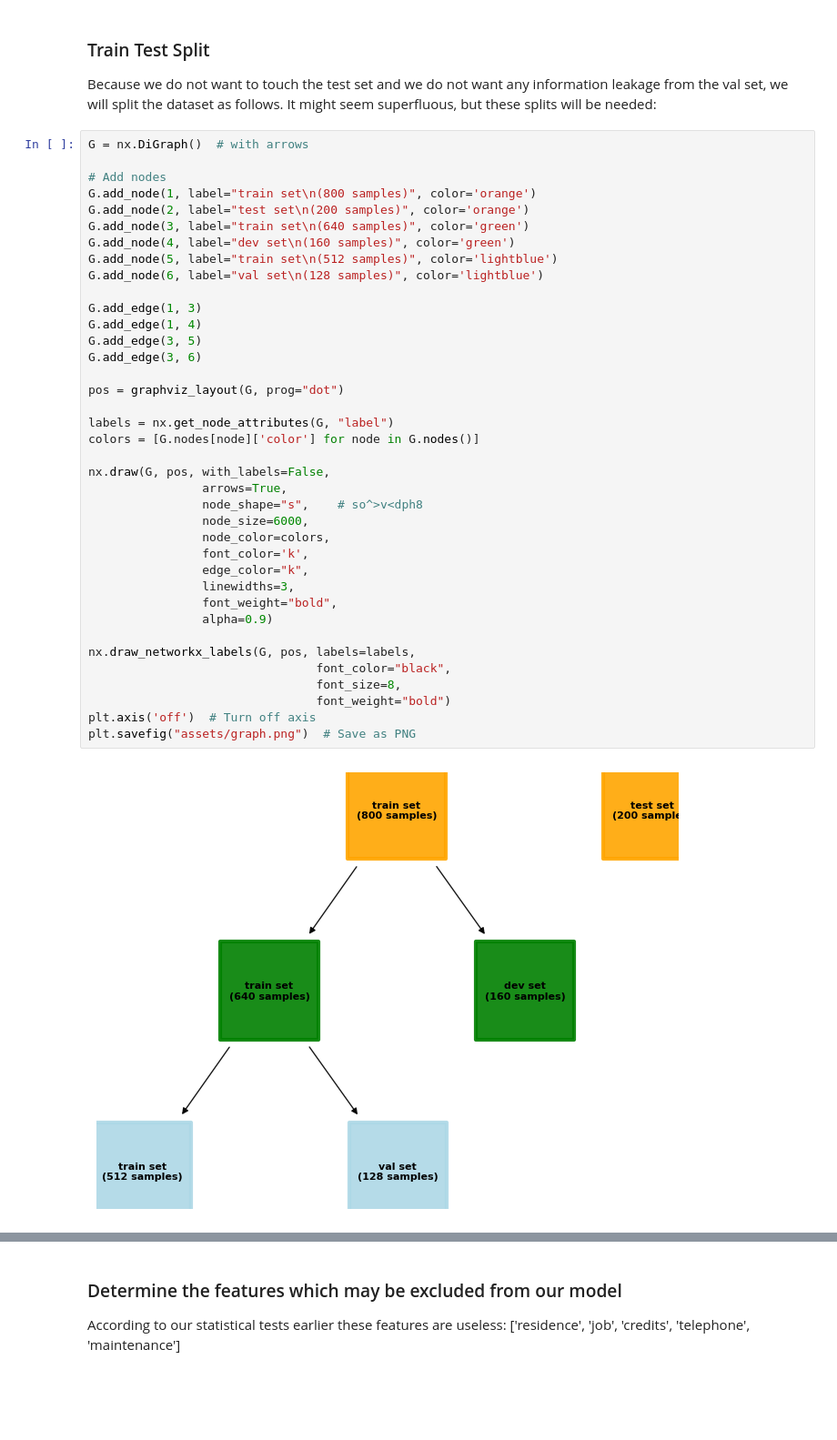
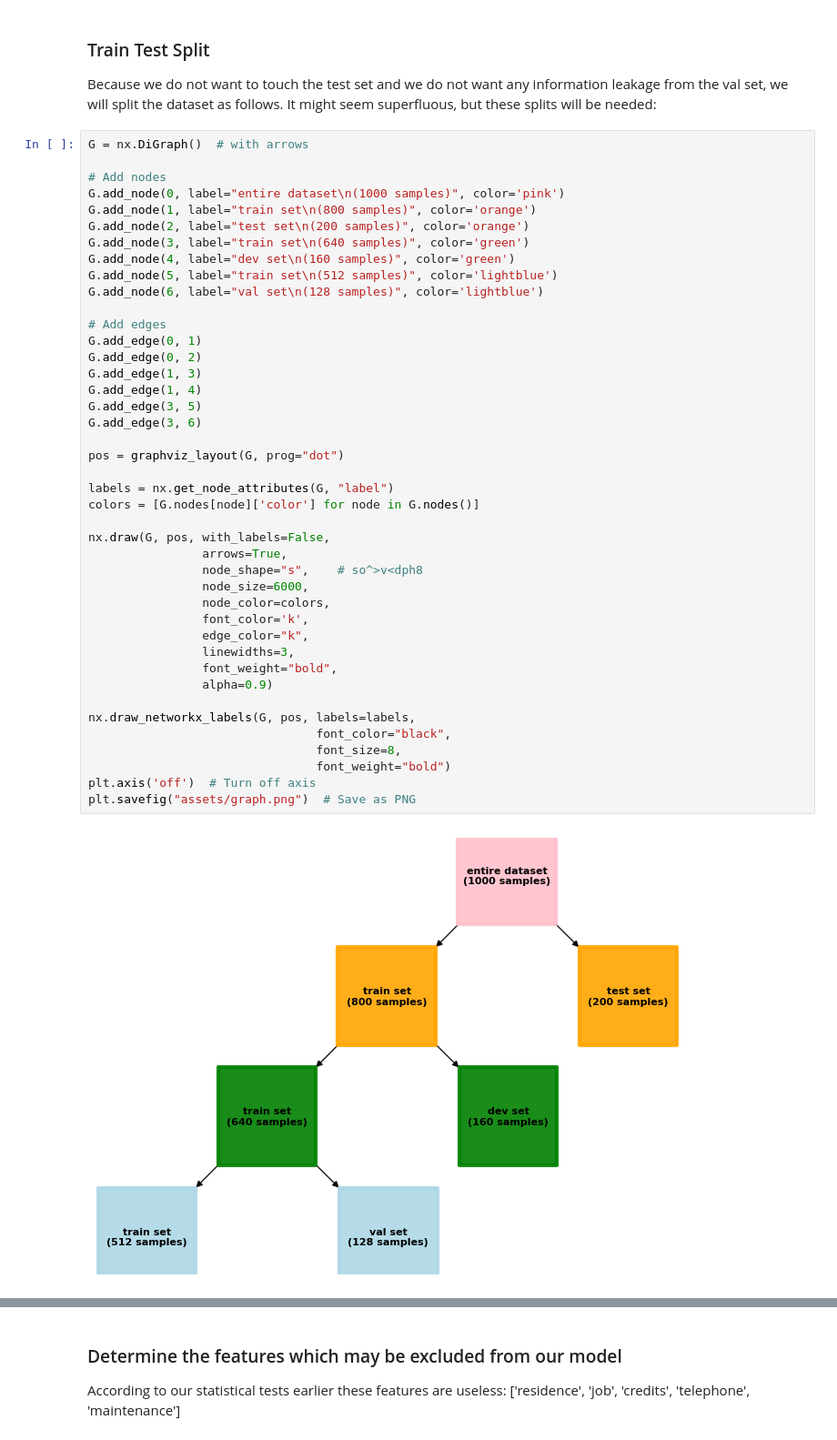
Before and after one commit to leztien/portfolio-project-classification-for-german-credit-database, a Jupyter notebook: modeling.ipynb, the cells around one changed output, grey strips where cells are left out. Shown: that part at 91% size. Cells and saved outputs as stored; diff of their text form; blank space fills up the shorter version.

```diff
--- a/modeling.ipynb
+++ b/modeling.ipynb
@@ -201,6 +201,7 @@ Because we do not want to touch the test set and we do not want any information
 G = nx.DiGraph()  # with arrows
 
 # Add nodes
+G.add_node(0, label="entire dataset\n(1000 samples)", color='pink')
 G.add_node(1, label="train set\n(800 samples)", color='orange')
 G.add_node(2, label="test set\n(200 samples)", color='orange')
 G.add_node(3, label="train set\n(640 samples)", color='green')
@@ -208,35 +209,38 @@ G.add_node(4, label="dev set\n(160 samples)", color='green')
 G.add_node(5, label="train set\n(512 samples)", color='lightblue')
 G.add_node(6, label="val set\n(128 samples)", color='lightblue')
 
+# Add edges
+G.add_edge(0, 1)
+G.add_edge(0, 2)
 G.add_edge(1, 3)
 G.add_edge(1, 4)
 G.add_edge(3, 5)
 G.add_edge(3, 6)
 
 pos = graphviz_layout(G, prog="dot")
 
 labels = nx.get_node_attributes(G, "label")
 colors = [G.nodes[node]['color'] for node in G.nodes()]
 
 nx.draw(G, pos, with_labels=False,
                 arrows=True,
                 node_shape="s",    # so^>v<dph8
                 node_size=6000,
                 node_color=colors,
                 font_color='k',
                 edge_color="k",
                 linewidths=3,
                 font_weight="bold",
                 alpha=0.9)
 
 nx.draw_networkx_labels(G, pos, labels=labels,
                                 font_color="black",
                                 font_size=8,
                                 font_weight="bold")
 plt.axis('off')  # Turn off axis
 plt.savefig("assets/graph.png")  # Save as PNG
 # %% [output]
-[figure, old version]
+[figure, new version]
 # %%
 # the "orange" dataset
 X_train, X_test, y_train, y_test = train_test_split(X, y, stratify=y, test_size=0.2, random_state=SEED)
```
Also changed, not shown: parts of 19 cells of this notebook, 1 other file.
